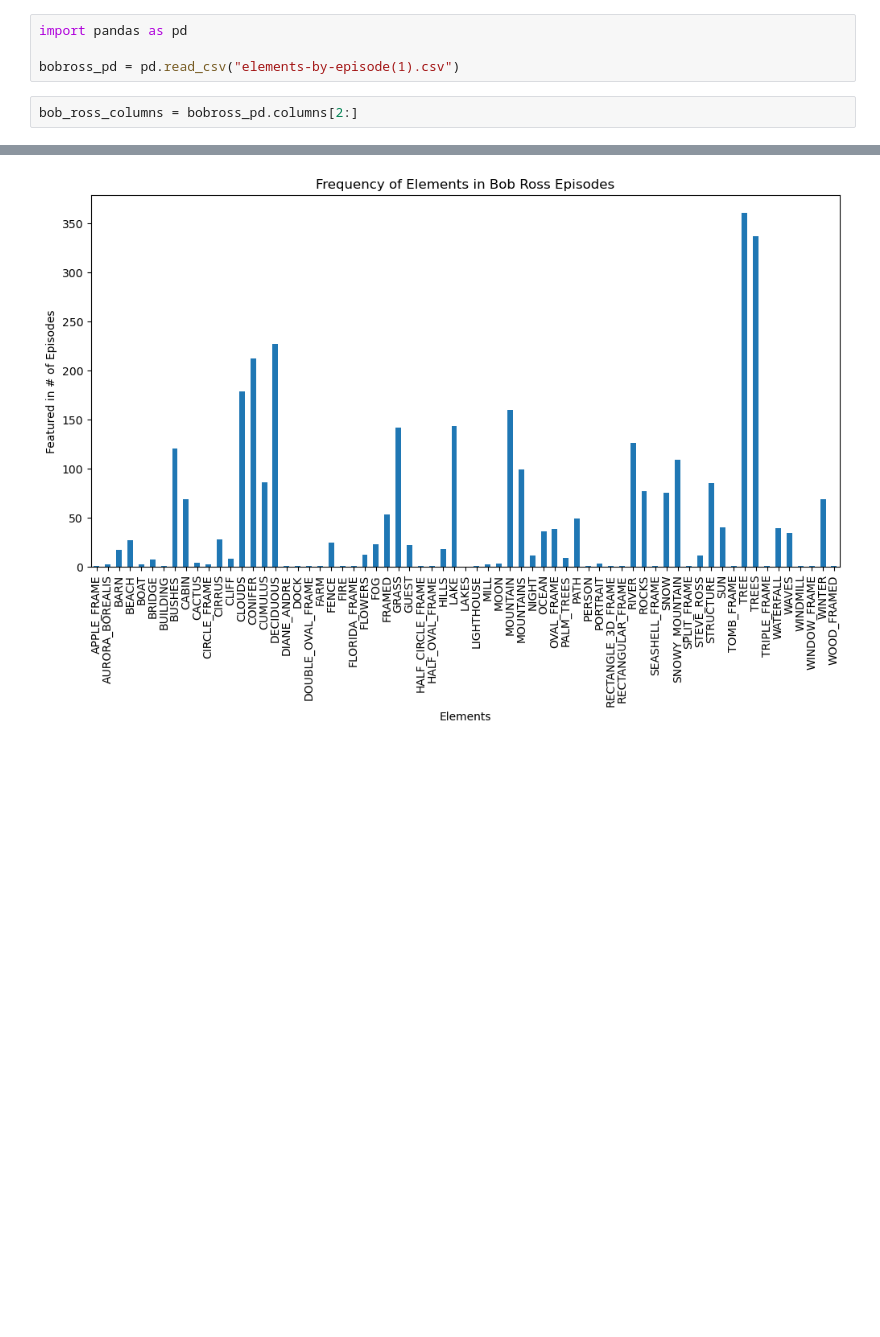
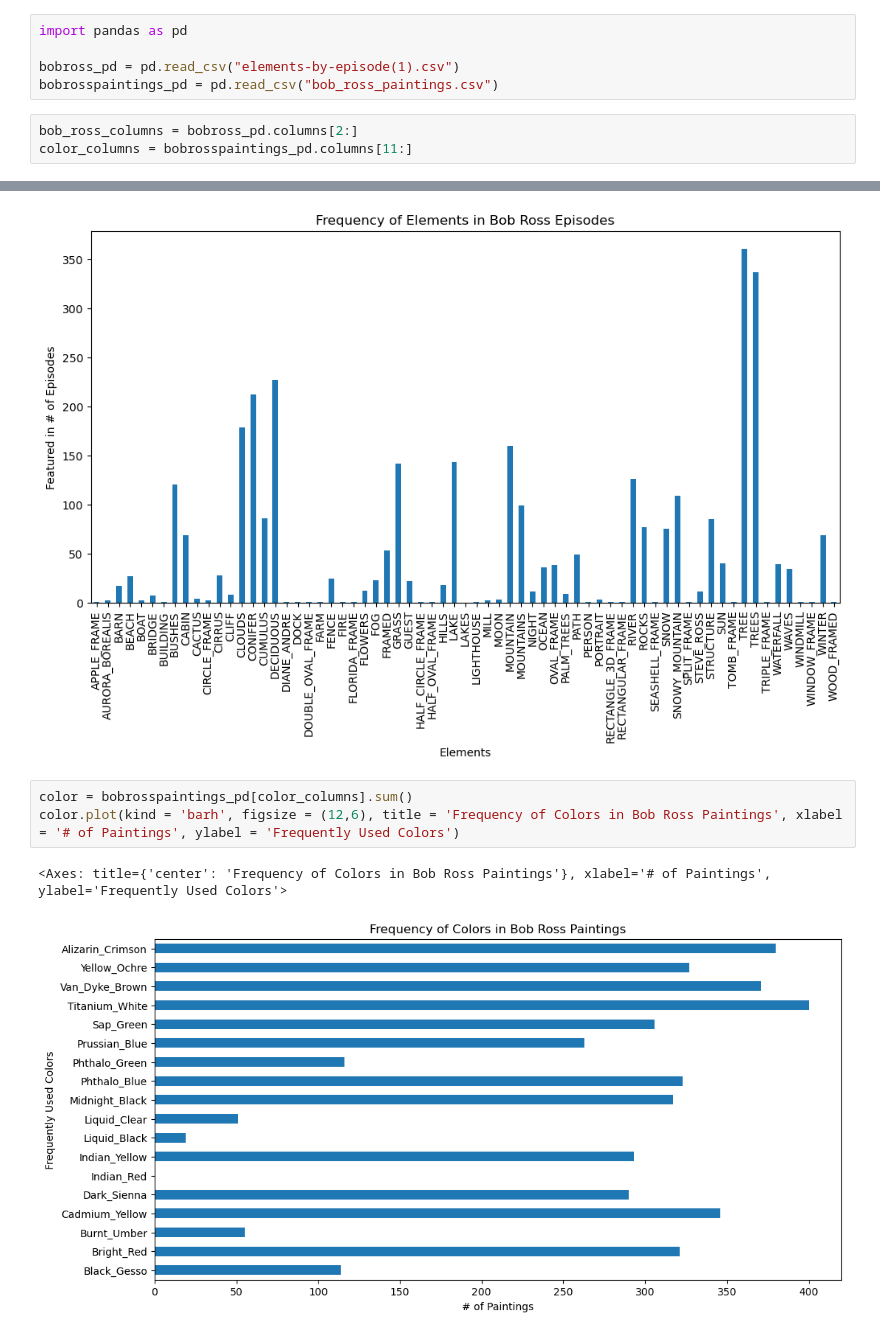
Before and after one commit to Tim3Weaver9506/cs130-project, a Jupyter notebook: analysis.ipynb, the cells around one changed output, grey strips where cells are left out. Drawn from its saved outputs; the diff is of its cells as text; blank space fills up the shorter version.

```diff
--- a/analysis.ipynb
+++ b/analysis.ipynb
@@ -31,8 +31,10 @@ episode_data[1]
 import pandas as pd
 
 bobross_pd = pd.read_csv("elements-by-episode(1).csv")
+bobrosspaintings_pd = pd.read_csv("bob_ross_paintings.csv")
 # %%
 bob_ross_columns = bobross_pd.columns[2:]
+color_columns = bobrosspaintings_pd.columns[11:]
 # %%
 episode_dict = {}
 for line in episode_data[1:]:
@@ -92,3 +94,9 @@ element.plot(kind = 'bar', figsize = (12,6), title = 'Frequency of Elements in B
 # %% [output]
 <Axes: title={'center': 'Frequency of Elements in Bob Ross Episodes'}, xlabel='Elements', ylabel='Featured in # of Episodes'>
 [figure]
+# %%
+color = bobrosspaintings_pd[color_columns].sum()
+color.plot(kind = 'barh', figsize = (12,6), title = 'Frequency of Colors in Bob Ross Paintings', xlabel = '# of Paintings', ylabel = 'Frequently Used Colors')
+# %% [output]
+<Axes: title={'center': 'Frequency of Colors in Bob Ross Paintings'}, xlabel='# of Paintings', ylabel='Frequently Used Colors'>
+[figure, added]
```
Also changed, not shown: parts of 3 cells of this notebook, 3 other files.
